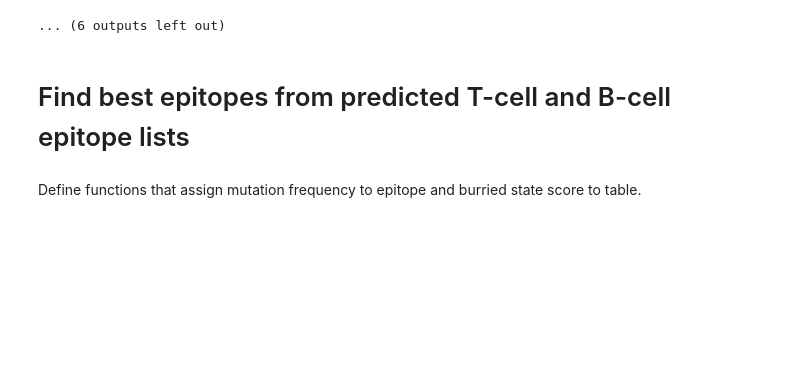
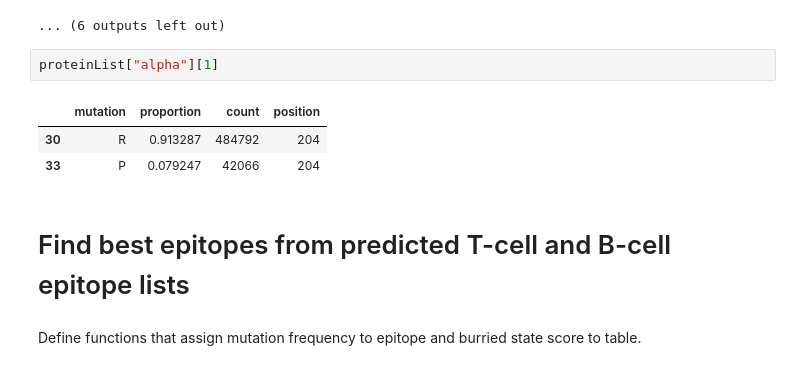
Before and after one commit to EdgarsLiepa/CoV_sequnce_analysis, a Jupyter notebook: count_mutations.ipynb, the cells around one changed output. Drawn from its saved outputs; the diff is of its cells as text; blank space fills up the shorter version.

Commit message:
mutation proportian and median added

```diff
--- a/count_mutations.ipynb
+++ b/count_mutations.ipynb
@@ -90,6 +90,12 @@ for key in lineageList:
 [interactive output not drawn]
 [interactive output not drawn]
 ... (6 outputs left out)
+# %%
+proteinList["alpha"][1]
+# %% [output]
+|  | mutation | proportion | count | position |
+| 30 | R | 0.913287 | 484792 | 204 |
+| 33 | P | 0.079247 | 42066 | 204 |
 # %% [markdown]
 # Find best epitopes from predicted T-cell and B-cell epitope lists
 # %% [markdown]
```
Also changed, not shown: parts of 4 cells of this notebook.
